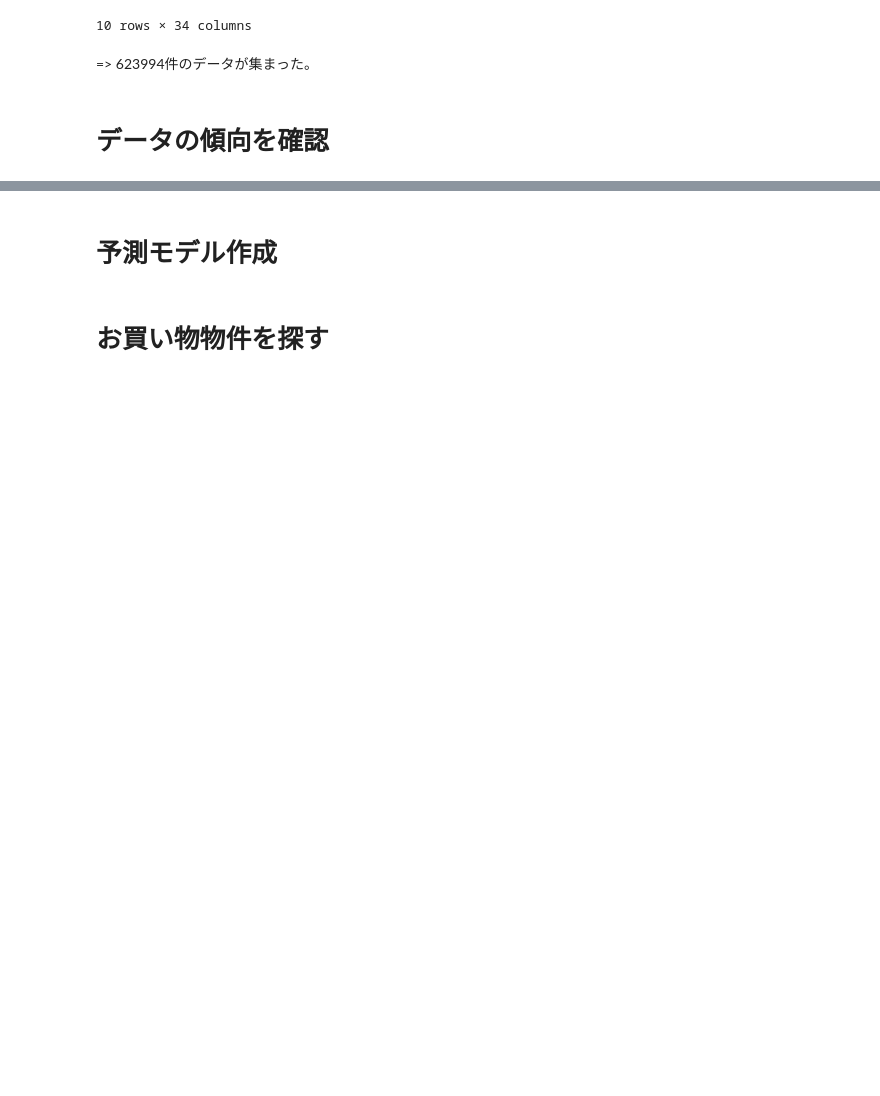
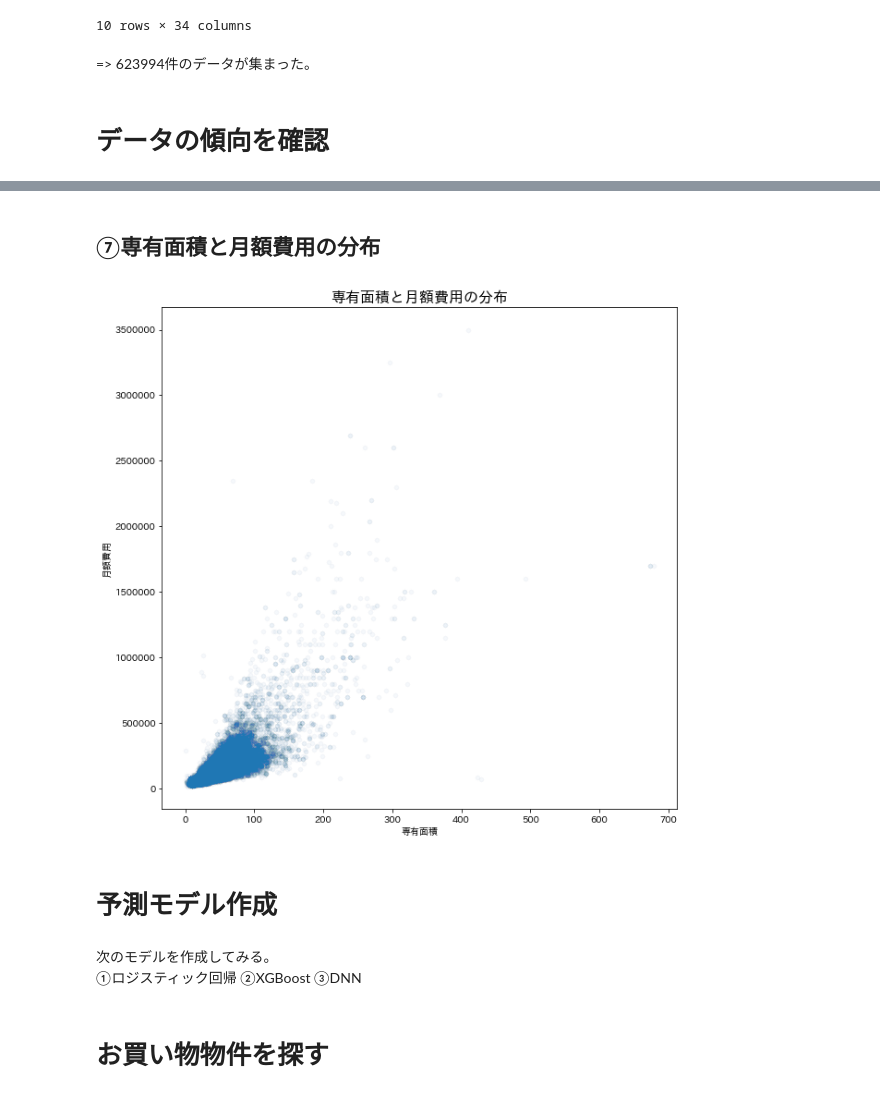
Before and after one commit to kimiaki/Bukken, a Jupyter notebook: code/analysis.ipynb, the cells around one changed output, grey strips where cells are left out. Drawn from its saved outputs; the diff is of its cells as text; code cells hidden in the pictures; blank space fills up the shorter version.

```diff
--- a/code/analysis.ipynb
+++ b/code/analysis.ipynb
@@ -100,4 +114,17 @@ dtype: int64
+# %% [markdown]
+## ⑦専有面積と月額費用の分布
+# %%
+df_all.plot.scatter(x="専有面積", y="月額費用", alpha=0.01, figsize=(10, 10))
+plt.title("専有面積と月額費用の分布", size=16)
+plt.show()
+# %% [output]
+[figure, added]
 # %% [markdown]
 # 予測モデル作成
+# %% [markdown]
+次のモデルを作成してみる。<br>
+①ロジスティック回帰
+②XGBoost
+③DNN
 # %% [markdown]
 # お買い物物件を探す
```
Also changed, not shown: parts of 13 cells of this notebook.
